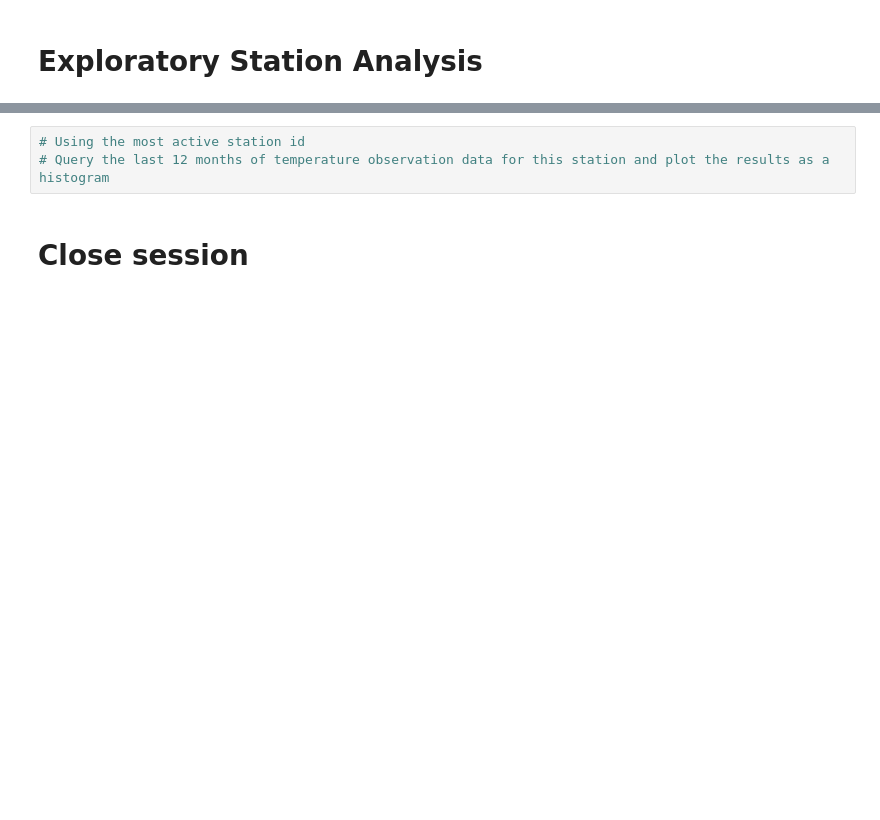
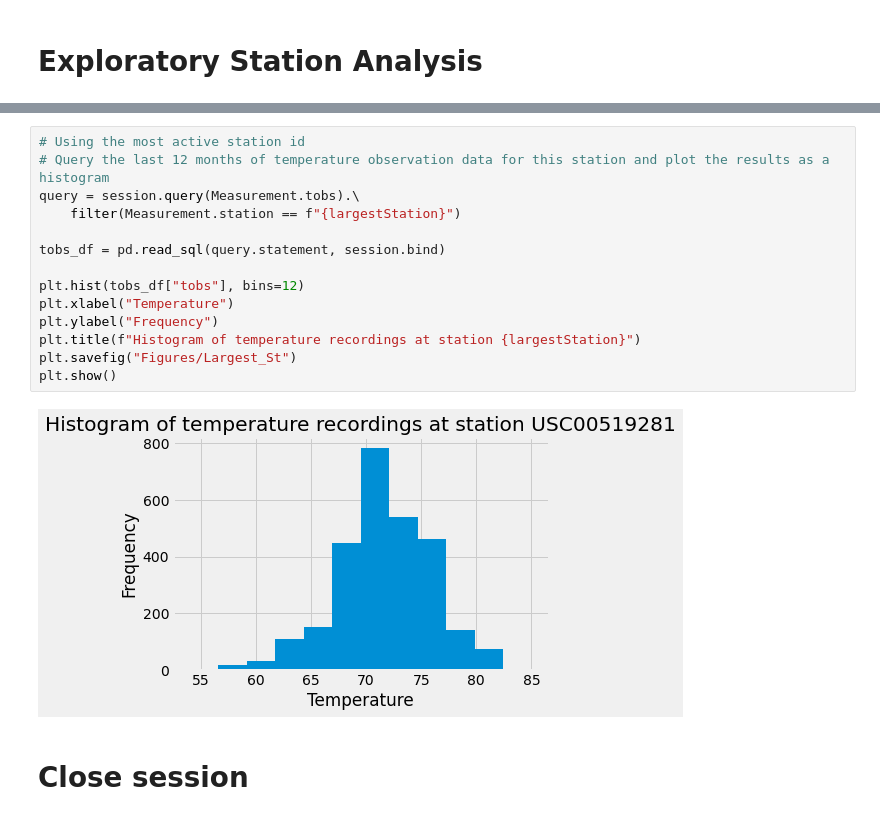
Before and after one commit to HenryPoe/sqlalchemy-challenge, a Jupyter notebook: climate_starter.ipynb, the cells around one changed output, grey strips where cells are left out. Drawn from its saved outputs; the diff is of its cells as text; blank space fills up the shorter version.

Commit message:
Alchemy analysis complete and figures saved

```diff
--- a/climate_starter.ipynb
+++ b/climate_starter.ipynb
@@ -106,6 +158,19 @@ plt.show()
 # %%
 # Using the most active station id
 # Query the last 12 months of temperature observation data for this station and plot the results as a histogram
+query = session.query(Measurement.tobs).\
+    filter(Measurement.station == f"{largestStation}")
+
+tobs_df = pd.read_sql(query.statement, session.bind)
+
+plt.hist(tobs_df["tobs"], bins=12)
+plt.xlabel("Temperature")
+plt.ylabel("Frequency")
+plt.title(f"Histogram of temperature recordings at station {largestStation}")
+plt.savefig("Figures/Largest_St")
+plt.show()
+# %% [output]
+[figure, added]
 # %% [markdown]
 # Close session
 # %%
```
Also changed, not shown: parts of 6 cells of this notebook, 2 other files.
